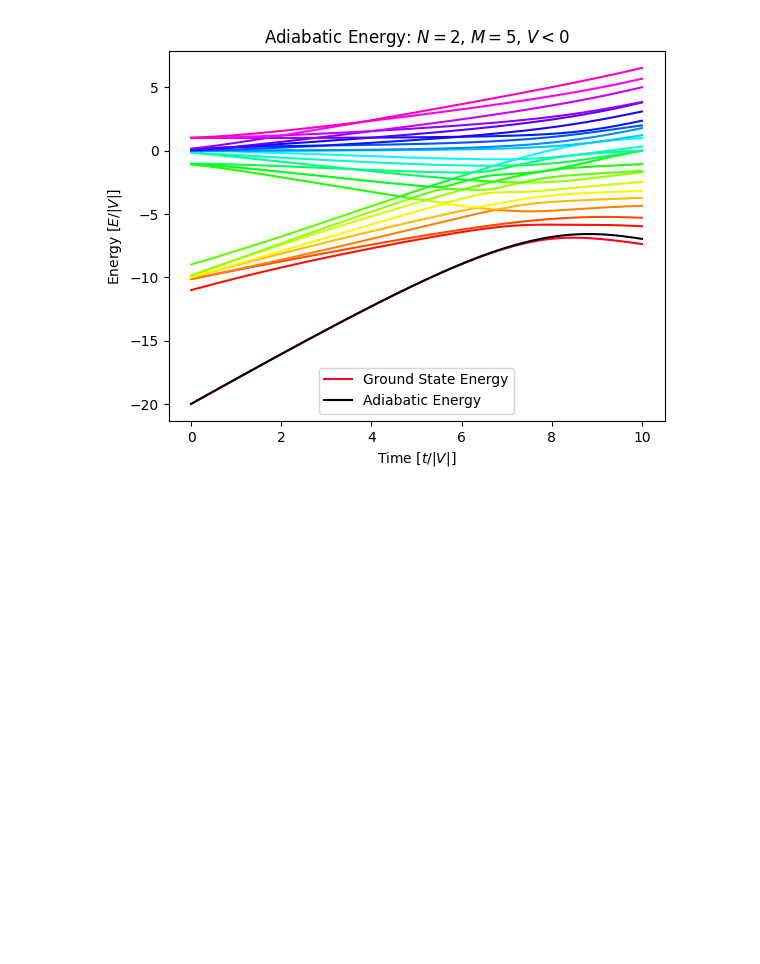
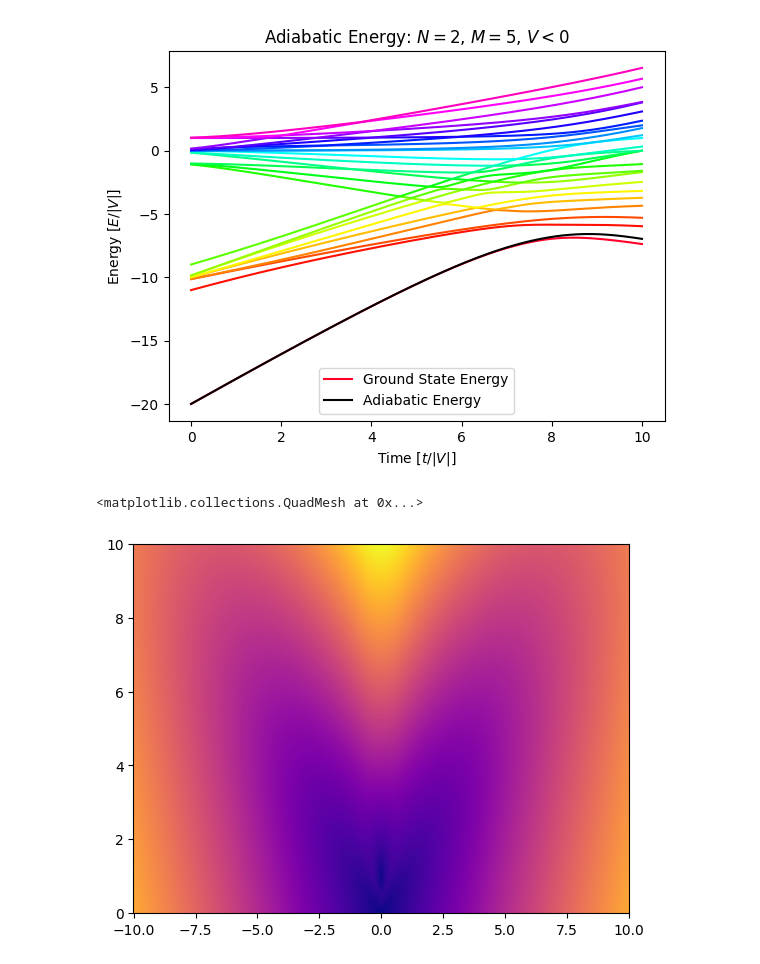
Before and after one commit to jwdesroches/synthetic_dimensions, a Jupyter notebook: adiabatic_evolution/example_simulation.ipynb, the cells around one changed output. Cells and saved outputs as stored; diff of their text form; code cells hidden in the pictures; blank space fills up the shorter version.

```diff
--- a/adiabatic_evolution/example_simulation.ipynb
+++ b/adiabatic_evolution/example_simulation.ipynb
@@ -64,3 +62,16 @@ ax.set_ylabel("Energy [$E/|V|$]")
 Text(0, 0.5, 'Energy [$E/|V|$]')
 [figure]
 [figure]
+# %%
+df = pd.read_csv("energy_gap_over_V_resolution=1000.csv", index_col='J/V_ratios')
+energy_gap_grid = df.to_numpy()
+
+J_V_ratios = np.linspace(-10,10,1000)
+mu_V_ratios = np.linspace(0,10,1000)
+mu_V_ratio_grid, J_V_ratio_grid = np.meshgrid(mu_V_ratios, J_V_ratios)
+
+plt.pcolormesh(J_V_ratio_grid, mu_V_ratio_grid, energy_gap_grid, shading = "auto", cmap = "plasma")
+plt.colorbar(label="$\Delta E/ |V|$")
+# %% [output]
+<matplotlib.collections.QuadMesh at 0x...>
+[figure, added]
```
Also changed, not shown: parts of 1 cell of this notebook, 24 other files.
